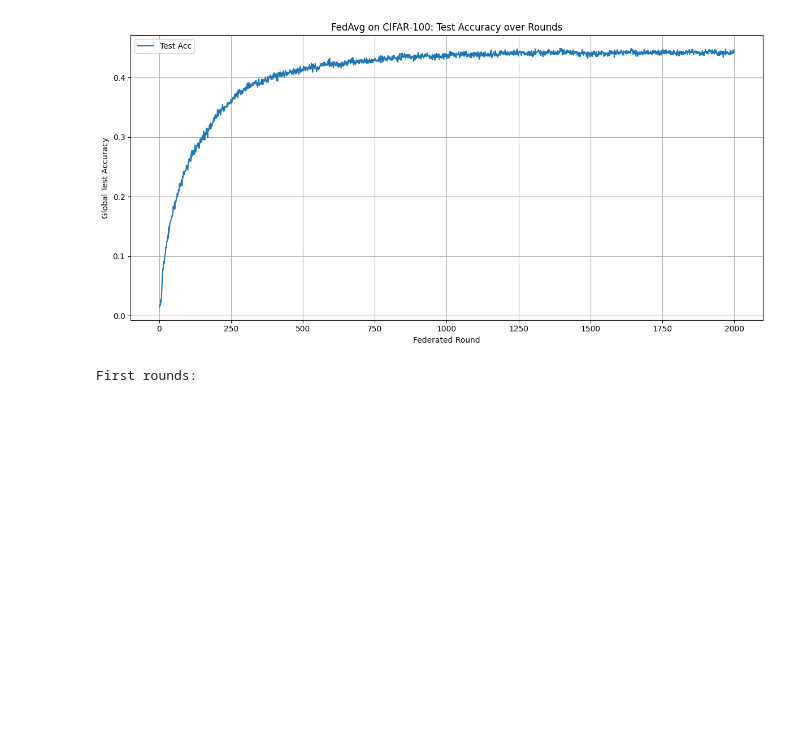
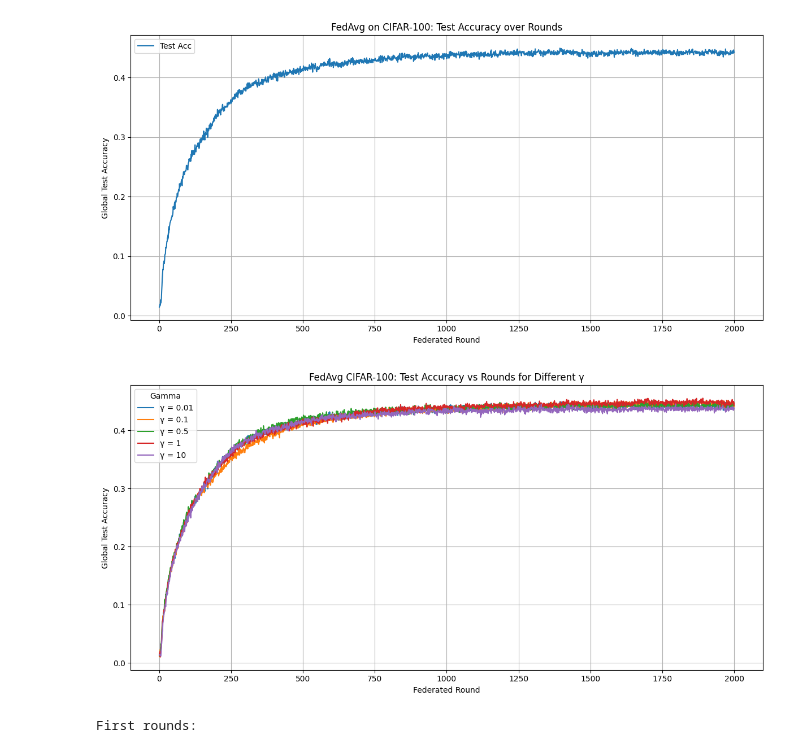
Before and after one commit to Scrivane/AML_project_5, a Jupyter notebook: Federated_variable-gamma_222/Modified_for_gamma_opt_no_Checkpoints_first_federated_baseline.ipynb, the cells around one changed output. Saved outputs shown, nothing was run; the diff lists cells and outputs as text; code cells hidden in the pictures; blank space fills up the shorter version.

Commit message:
added graph of accuracies

```diff
--- a/Federated_variable-gamma_222/Modified_for_gamma_opt_no_Checkpoints_first_federated_baseline.ipynb
+++ b/Federated_variable-gamma_222/Modified_for_gamma_opt_no_Checkpoints_first_federated_baseline.ipynb
@@ -639,29 +643,33 @@ Last 5 rounds:
 # %%
 import pandas as pd
 import matplotlib.pyplot as plt
 
 # List of gamma values and corresponding file names
-gammas = [0.1, 0.5, 1, 10]
+gammas = [0.01,0.1, 0.5, 1, 10]
 base_path = './fedavg_results_gamma_{}.csv'
 
 # Set up the plot
 plt.figure(figsize=(12, 6))
 
 # Load and plot each CSV
 for gamma in gammas:
     file_path = base_path.format(gamma)
     df = pd.read_csv(file_path)
 
     plt.plot(df['round'], df['test_acc'], label=f'γ = {gamma}')
+    print(f"Gamma {gamma}: Max Test Acc = {df['test_acc'].max():.4f}")
+
 
 # Configure plot
 plt.xlabel('Federated Round')
 plt.ylabel('Global Test Accuracy')
 plt.title('FedAvg CIFAR-100: Test Accuracy vs Rounds for Different γ')
 plt.grid(True)
 plt.legend(title="Gamma")
 plt.tight_layout()
 plt.show()
+# %% [output]
+[figure, added]
 # %%
 import pandas as pd
 import matplotlib.pyplot as plt
```
Also changed, not shown: parts of 1 cell of this notebook.
